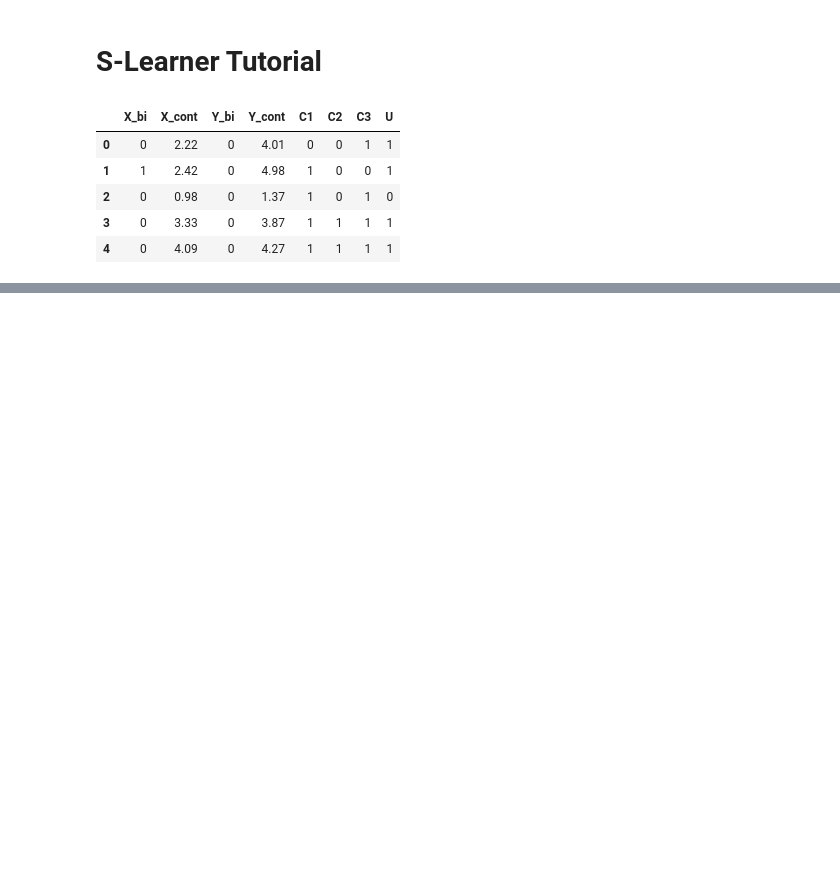
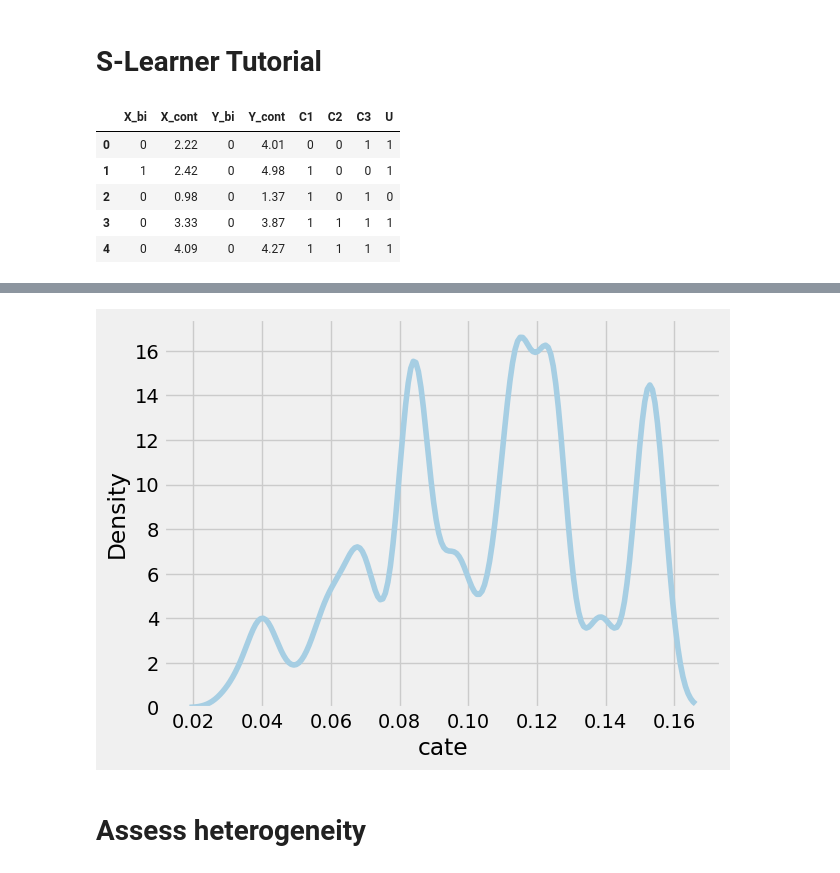
Before and after one commit to pcbrendel/causal, a Jupyter notebook: tutorials/s-learner.ipynb, the cells around one changed output, grey strips where cells are left out. Drawn from its saved outputs; the diff is of its cells as text; code cells hidden in the pictures; blank space fills up the shorter version.

```diff
--- a/tutorials/s-learner.ipynb
+++ b/tutorials/s-learner.ipynb
@@ -52,0 +62,7 @@ sns.kdeplot(data=df, x="cate");
+# %%
+cate = slearner.predict(X_test)
+sns.kdeplot(data=pd.DataFrame({'cate': cate.reshape(-1)}), x="cate");
+# %% [output]
+[figure, added]
+# %% [markdown]
+# Assess heterogeneity
```
Also changed, not shown: parts of 11 cells of this notebook, 1 other file.
